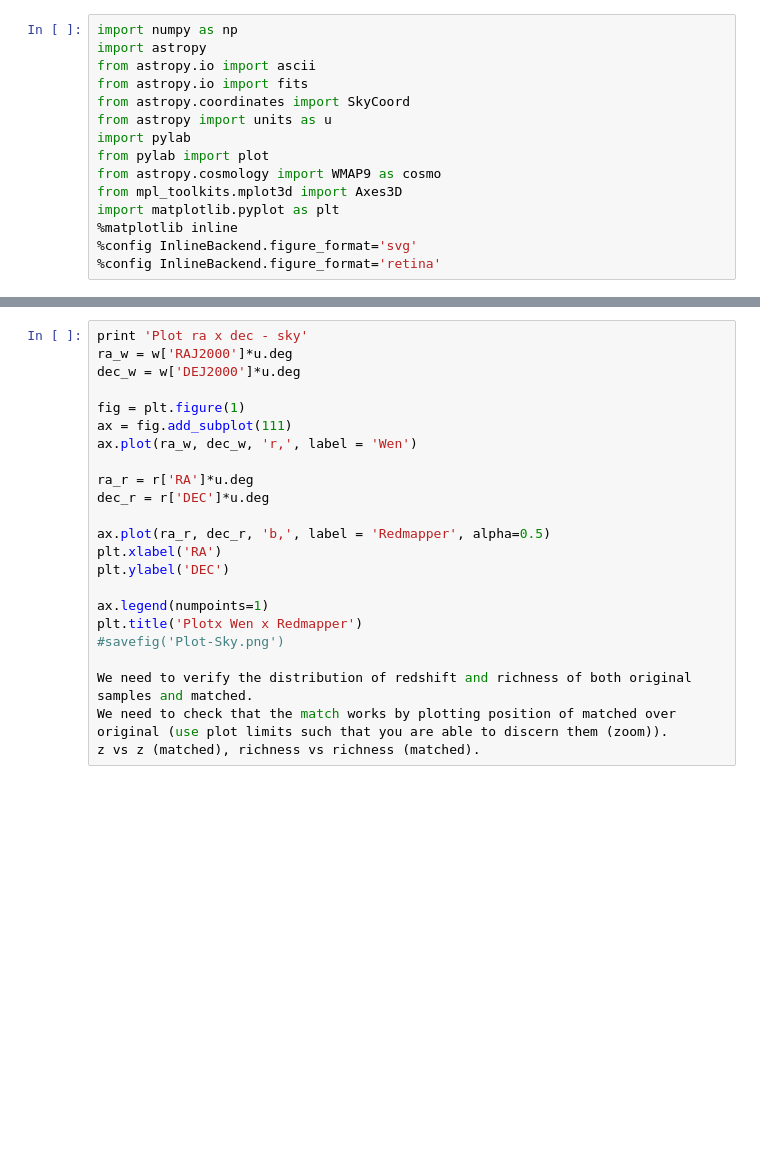
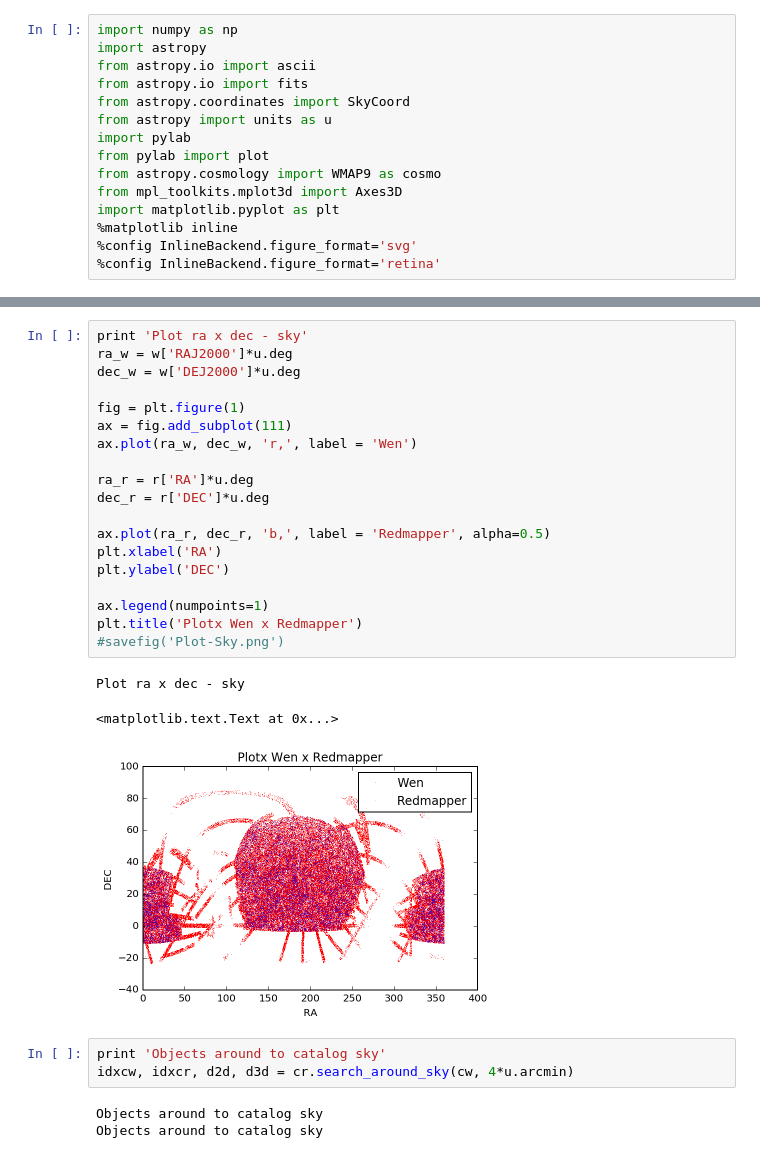
Before and after one commit to clusteron/comparison, a Jupyter notebook: table.ipynb, the cells around one changed output, grey strips where cells are left out. Drawn from its saved outputs; the diff is of its cells as text; blank space fills up the shorter version.

```diff
--- a/table.ipynb
+++ b/table.ipynb
@@ -50,23 +118,29 @@ print idrx, d2d, d3d
 # %%
 print 'Plot ra x dec - sky'
 ra_w = w['RAJ2000']*u.deg
 dec_w = w['DEJ2000']*u.deg
 
 fig = plt.figure(1)
 ax = fig.add_subplot(111)
 ax.plot(ra_w, dec_w, 'r,', label = 'Wen')
 
 ra_r = r['RA']*u.deg
 dec_r = r['DEC']*u.deg
 
 ax.plot(ra_r, dec_r, 'b,', label = 'Redmapper', alpha=0.5)
 plt.xlabel('RA')
 plt.ylabel('DEC')
 
 ax.legend(numpoints=1)
 plt.title('Plotx Wen x Redmapper')
 #savefig('Plot-Sky.png')
-
-We need to verify the distribution of redshift and richness of both original samples and matched.
-We need to check that the match works by plotting position of matched over original (use plot limits such that you are able to discern them (zoom)).
-z vs z (matched), richness vs richness (matched).
+# %% [output]
+Plot ra x dec - sky
+<matplotlib.text.Text at 0x...>
+[figure, added]
+# %%
+print 'Objects around to catalog sky'
+idxcw, idxcr, d2d, d3d = cr.search_around_sky(cw, 4*u.arcmin)
+# %% [output]
+Objects around to catalog sky
+Objects around to catalog sky
```
Also changed, not shown: parts of 51 cells of this notebook.
